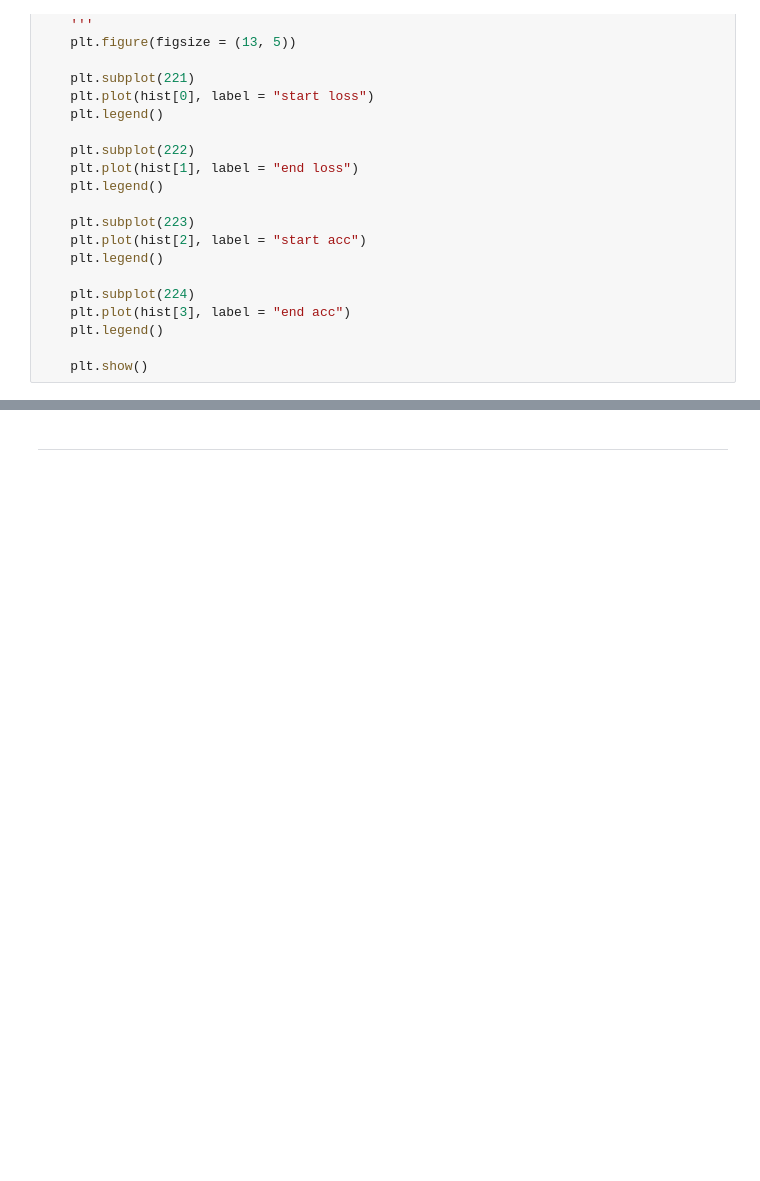
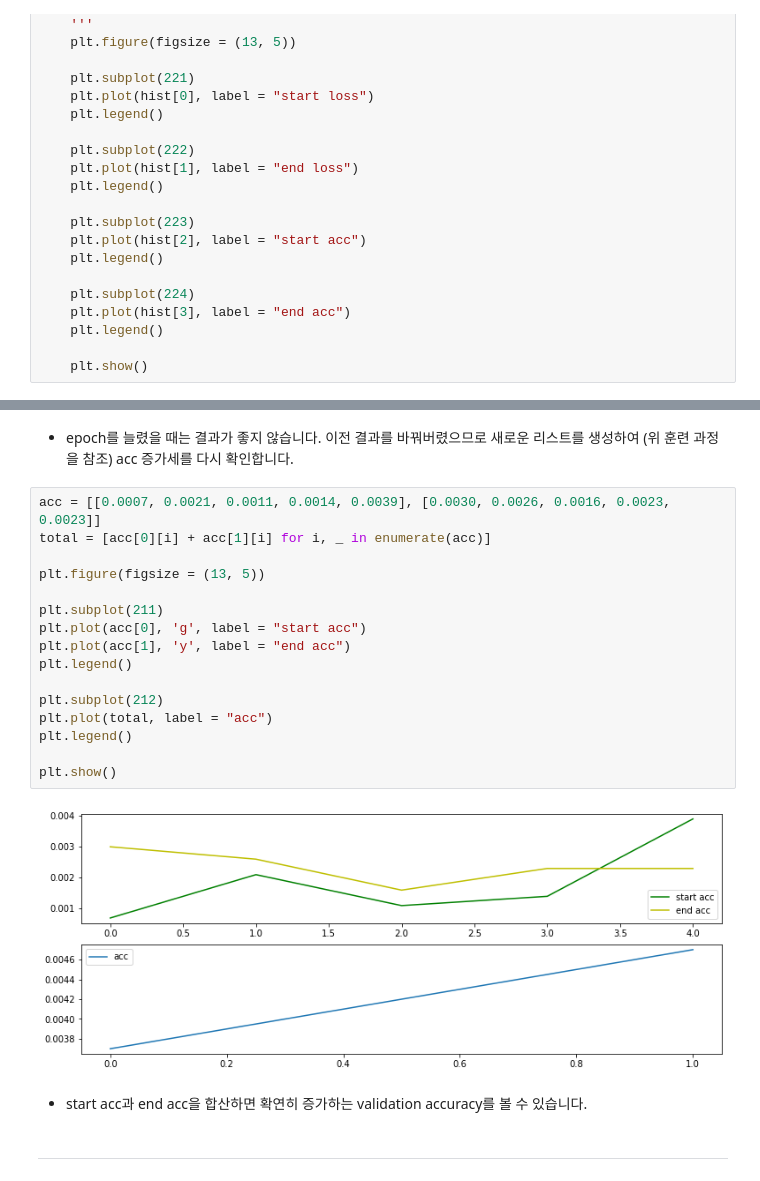
Before and after one commit to hyesinn/AIFFEL, a Jupyter notebook: [E-13]bert_quiz.ipynb, the cells around one changed output, grey strips where cells are left out. Cells and saved outputs as stored; diff of their text form; blank space fills up the shorter version.

```diff
--- a/[E-13]bert_quiz.ipynb
+++ b/[E-13]bert_quiz.ipynb
@@ -922,3 +947,25 @@ history_plot(history1)
+# %% [markdown]
+* epoch를 늘렸을 때는 결과가 좋지 않습니다. 이전 결과를 바꿔버렸으므로 새로운 리스트를 생성하여 (위 훈련 과정을 참조) acc 증가세를 다시 확인합니다.
+# %%
+acc = [[0.0007, 0.0021, 0.0011, 0.0014, 0.0039], [0.0030, 0.0026, 0.0016, 0.0023, 0.0023]]
+total = [acc[0][i] + acc[1][i] for i, _ in enumerate(acc)]
+
+plt.figure(figsize = (13, 5))
+
+plt.subplot(211)
+plt.plot(acc[0], 'g', label = "start acc")
+plt.plot(acc[1], 'y', label = "end acc")
+plt.legend()
+
+plt.subplot(212)
+plt.plot(total, label = "acc")
+plt.legend()
+
+plt.show()
+# %% [output]
+[figure, added]
+# %% [markdown]
+* start acc과 end acc을 합산하면 확연히 증가하는 validation accuracy를 볼 수 있습니다.
 # %% [markdown]
 ---
 # %% [markdown]
```
Also changed, not shown: parts of 11 cells of this notebook.
